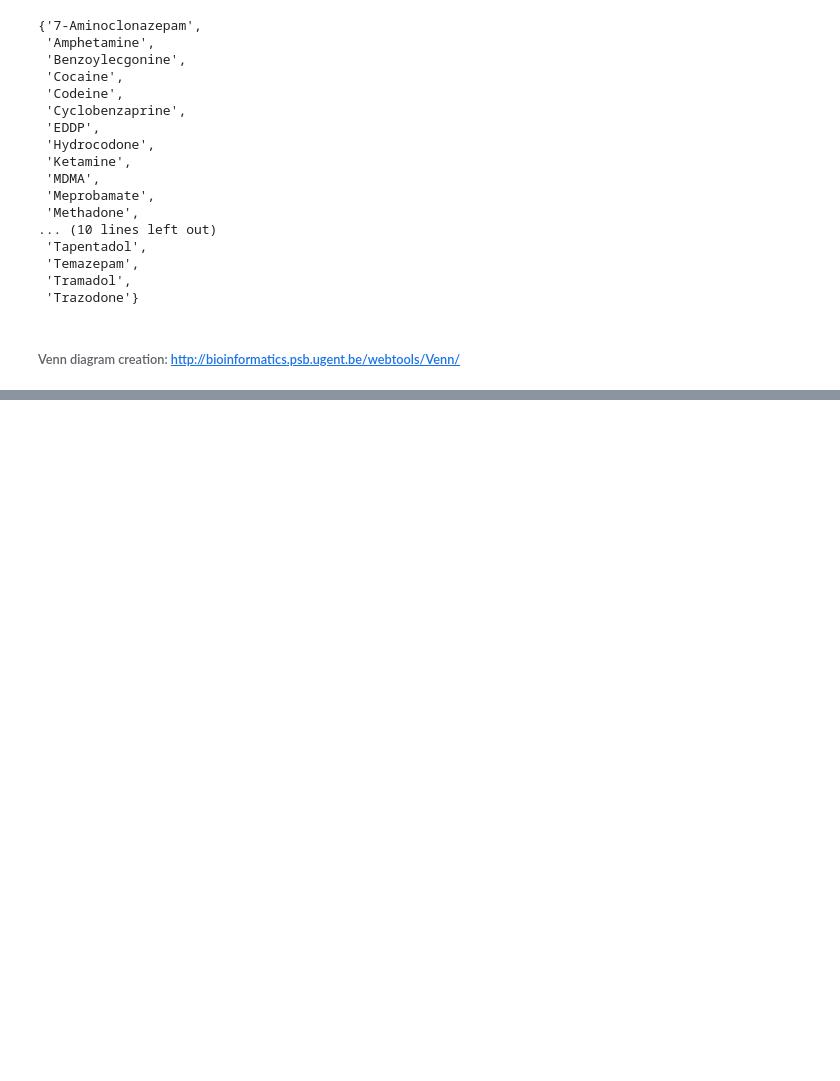
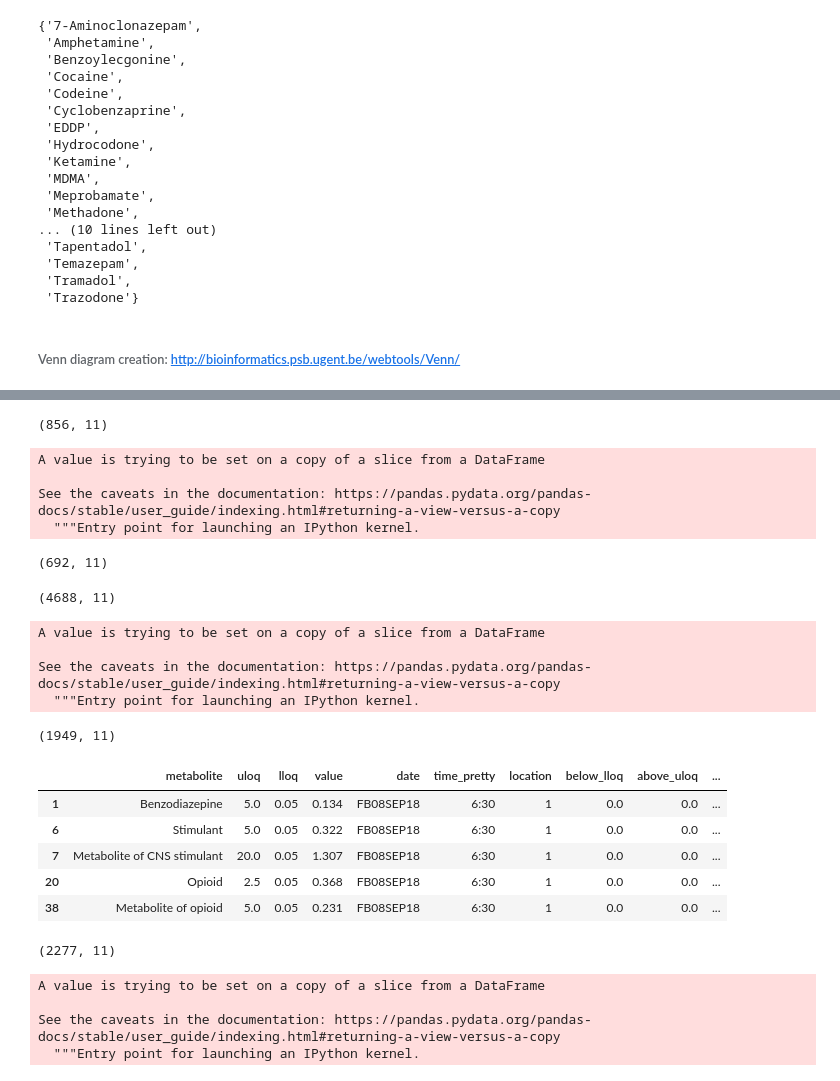
Before and after one commit to mloop/uf-wastewater, a Jupyter notebook: nbs/data_inventory.ipynb, the cells around one changed output, grey strips where cells are left out. Cells and saved outputs as stored; diff of their text form; code cells hidden in the pictures; blank space fills up the shorter version.

```diff
--- a/nbs/data_inventory.ipynb
+++ b/nbs/data_inventory.ipynb
@@ -208,0 +280,43 @@ waters_set_2
+# %%
+data_with_value.shape
+# %% [output]
+(856, 11)
+# %%
+data_with_value.drop_duplicates(subset=["metabolite", "time_pretty", "machine", "location"], inplace=True)
+# %% [output]
+A value is trying to be set on a copy of a slice from a DataFrame
+
+See the caveats in the documentation: https://pandas.pydata.org/pandas-docs/stable/user_guide/indexing.html#returning-a-view-versus-a-copy
+  """Entry point for launching an IPython kernel.
+# %%
+data_with_value.shape
+# %% [output]
+(692, 11)
+# %%
+data_no_value = data[data.value.isnull()]
+# %%
+data_no_value.shape
+# %% [output]
+(4688, 11)
+# %%
+data_no_value.drop_duplicates(subset=["metabolite", "time_pretty", "machine", "location"], inplace=True)
+# %% [output]
+A value is trying to be set on a copy of a slice from a DataFrame
+
+See the caveats in the documentation: https://pandas.pydata.org/pandas-docs/stable/user_guide/indexing.html#returning-a-view-versus-a-copy
+  """Entry point for launching an IPython kernel.
+# %%
+data_no_value.shape
+# %% [output]
+(1949, 11)
+# %%
+data_modified = data_with_value.append(data_no_value)
+# %%
+data_modified.head()
+# %% [output]
+|  | metabolite | uloq | lloq | value | date | time_pretty | location | below_lloq | above_uloq | ... |
+| 1 | Benzodiazepine | 5.0 | 0.05 | 0.134 | FB08SEP18 | 6:30 | 1 | 0.0 | 0.0 | ... |
+| 6 | Stimulant | 5.0 | 0.05 | 0.322 | FB08SEP18 | 6:30 | 1 | 0.0 | 0.0 | ... |
+| 7 | Metabolite of CNS stimulant | 20.0 | 0.05 | 1.307 | FB08SEP18 | 6:30 | 1 | 0.0 | 0.0 | ... |
+| 20 | Opioid | 2.5 | 0.05 | 0.368 | FB08SEP18 | 6:30 | 1 | 0.0 | 0.0 | ... |
+| 38 | Metabolite of opioid | 5.0 | 0.05 | 0.231 | FB08SEP18 | 6:30 | 1 | 0.0 | 0.0 | ... |
@@ -208,0 +325,11 @@ waters_set_2
+# %%
+data_grouped.shape
+# %% [output]
+(2277, 11)
+# %%
+data_grouped.sort_values(by=["time_pretty", "machine", "location", "metabolite"], inplace=True)
+# %% [output]
+A value is trying to be set on a copy of a slice from a DataFrame
+
+See the caveats in the documentation: https://pandas.pydata.org/pandas-docs/stable/user_guide/indexing.html#returning-a-view-versus-a-copy
+  """Entry point for launching an IPython kernel.
```
Also changed, not shown: parts of 20 cells of this notebook, 8 other files.
